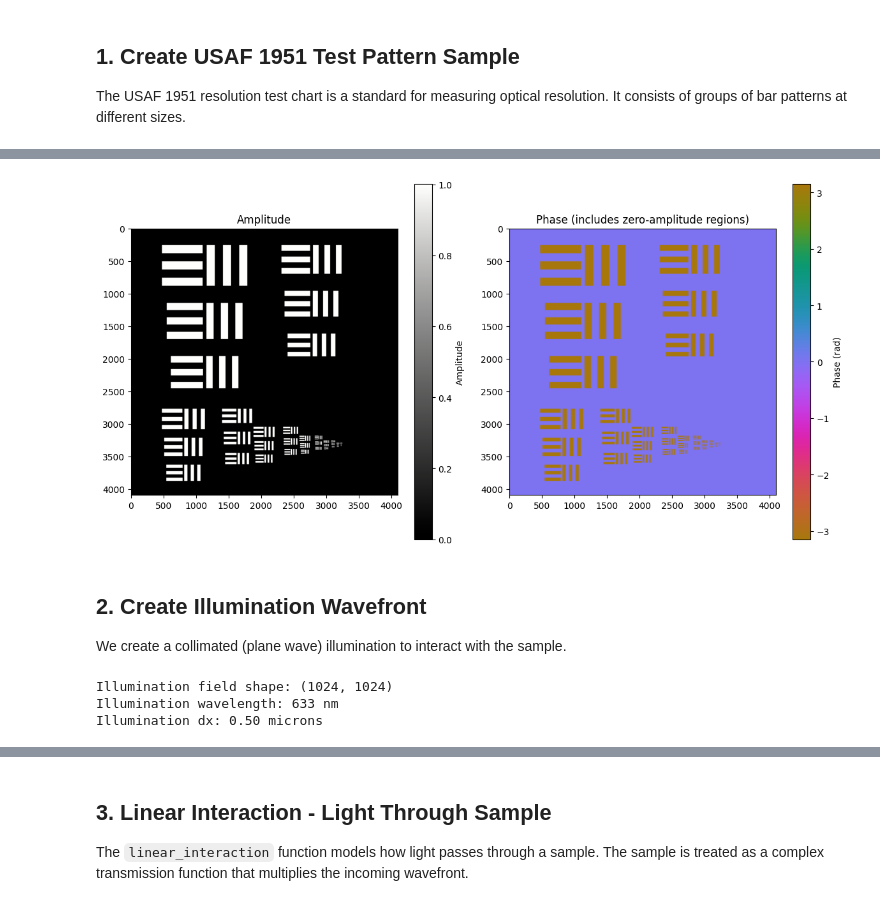
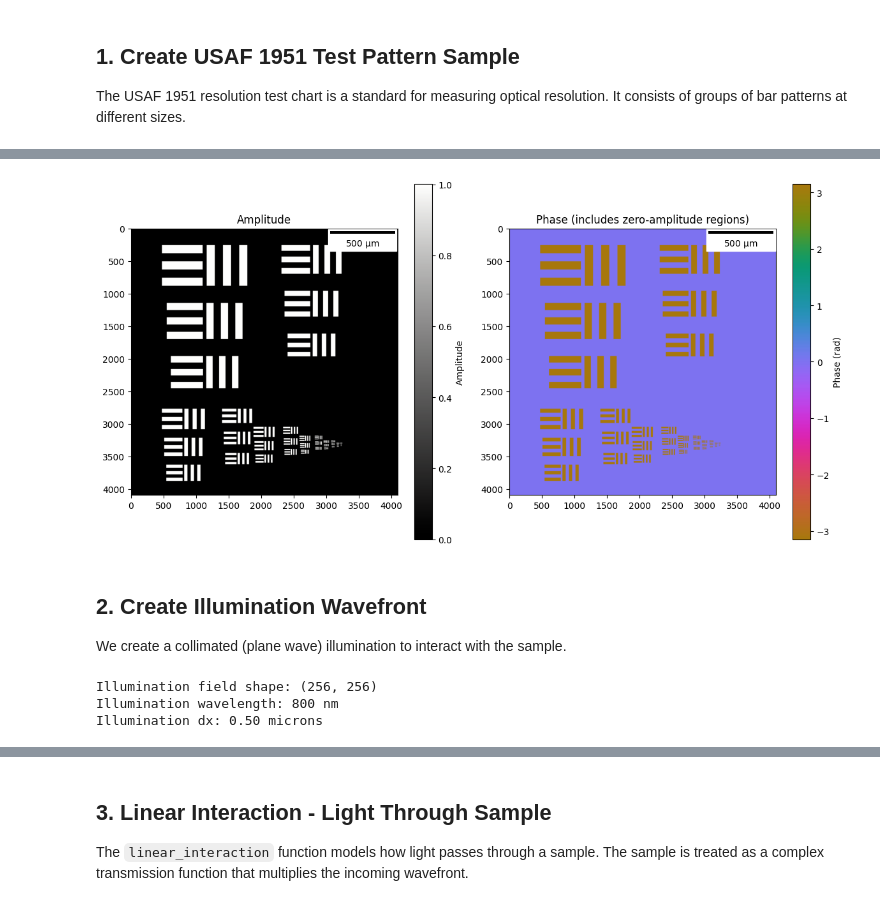
Before and after one commit to debangshu-mukherjee/janssen, a Jupyter notebook: tutorials/SimpleMicroscopeSimulation.ipynb, the cells around one changed output, grey strips where cells are left out. Drawn from its saved outputs; the diff is of its cells as text; code cells hidden in the pictures.

```diff
--- a/tutorials/SimpleMicroscopeSimulation.ipynb
+++ b/tutorials/SimpleMicroscopeSimulation.ipynb
@@ -72,29 +72,33 @@ Sample dx: 0.50 microns
 # %%
 fig, axes = plt.subplots(1, 2, figsize=(12, 6))
 
 amp = jnp.abs(usaf_sample.sample)
 phase = jnp.angle(usaf_sample.sample)
 
 # Amplitude
 im0 = axes[0].imshow(amp, cmap=cmo.gray)
 axes[0].set_title('Amplitude')
+scalebar = ScaleBar(pixel_size, 'm', length_fraction=0.25, color='black')
+axes[0].add_artist(scalebar)
 plt.colorbar(im0, ax=axes[0], label='Amplitude')
 
 # Phase (circular colormap - ideal for phase wrapping)
 im1 = axes[1].imshow(phase, cmap=cmo.phase, vmin=-jnp.pi, vmax=jnp.pi)
 axes[1].set_title('Phase (includes zero-amplitude regions)')
+scalebar = ScaleBar(pixel_size, 'm', length_fraction=0.25, color='black')
+axes[1].add_artist(scalebar)
 plt.colorbar(im1, ax=axes[1], label='Phase (rad)')
 
 plt.tight_layout()
 plt.show()
 # %% [output]
-[figure, old version]
+[figure, new version]
 # %% [markdown]
 ## 2. Create Illumination Wavefront
 
 We create a collimated (plane wave) illumination to interact with the sample.
 # %%
-illumination_size = 1024
+illumination_size = 256
 
 lightwave = jns.models.plane_wave(
     wavelength=wavelength,
@@ -107,8 +111,8 @@ print(f"Illumination field shape: {lightwave.field.shape}")
 print(f"Illumination wavelength: {lightwave.wavelength * 1e9:.0f} nm")
 print(f"Illumination dx: {lightwave.dx * 1e6:.2f} microns")
 # %% [output]
-Illumination field shape: (1024, 1024)
-Illumination wavelength: 633 nm
+Illumination field shape: (256, 256)
+Illumination wavelength: 800 nm
 Illumination dx: 0.50 microns
 # %%
 # Visualize the illumination
```
Also changed, not shown: parts of 12 cells of this notebook, 3 other files.
